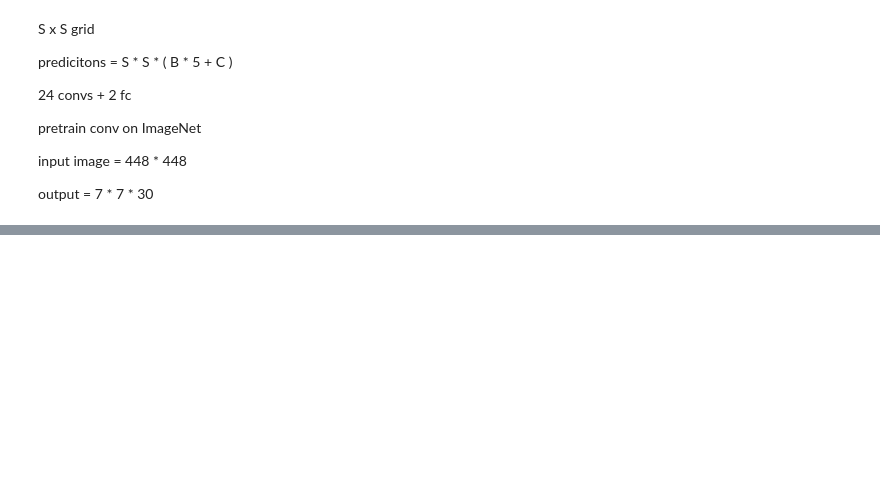
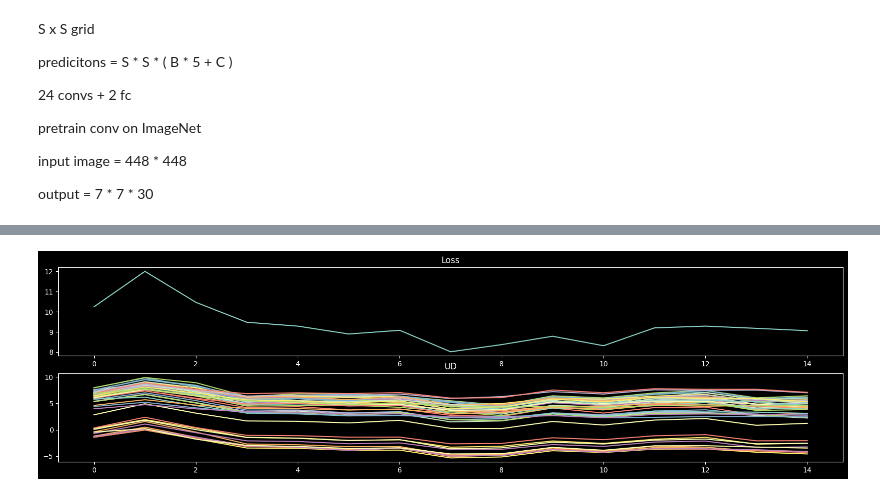
Before and after one commit to ArashAzma/YOLO-from-scratch, a Jupyter notebook: YOLOv1.ipynb, the cells around one changed output, grey strips where cells are left out. Drawn from its saved outputs; the diff is of its cells as text; code cells hidden in the pictures; blank space fills up the shorter version.

```diff
--- a/YOLOv1.ipynb
+++ b/YOLOv1.ipynb
@@ -412,0 +388,24 @@ plt.show()
+# %%
+lr = 1e-1
+model = YOLOv1(num_classes=3)
+model = model.to(device)
+optimizer = optim.Adam(model.parameters(), lr=1e-1)
+loss_fn = model.loss_fn
+# %%
+losses = []
+ud = []
+
+epochs = 1
+for epoch in range(epochs):
+    for images, targets in tqdm(train_loader, desc=f"Epoch {epoch+1}/{epochs}"):
+        pred = model(images)
+
+        optimizer.zero_grad()
+        loss = loss_fn(pred, targets)
+        loss.backward()
+
+        optimizer.step()
+
+        with torch.no_grad():
+            losses.append(loss.log10().item())
+            ud.append([((lr*p.grad).std() / p.data.std()).log10().item() for p in model.parameters() if p.grad is not None])
@@ -412,0 +430,12 @@ plt.show()
+# %%
+fig, axs = plt.subplots(2, 1, figsize=(20, 5))
+
+axs[0].plot(losses)
+axs[0].set_title("Loss")
+
+axs[1].plot(ud)
+axs[1].set_title("UD")
+
+plt.show()
+# %% [output]
+[figure, added]
```
Also changed, not shown: parts of 20 cells of this notebook, 2 other files.
